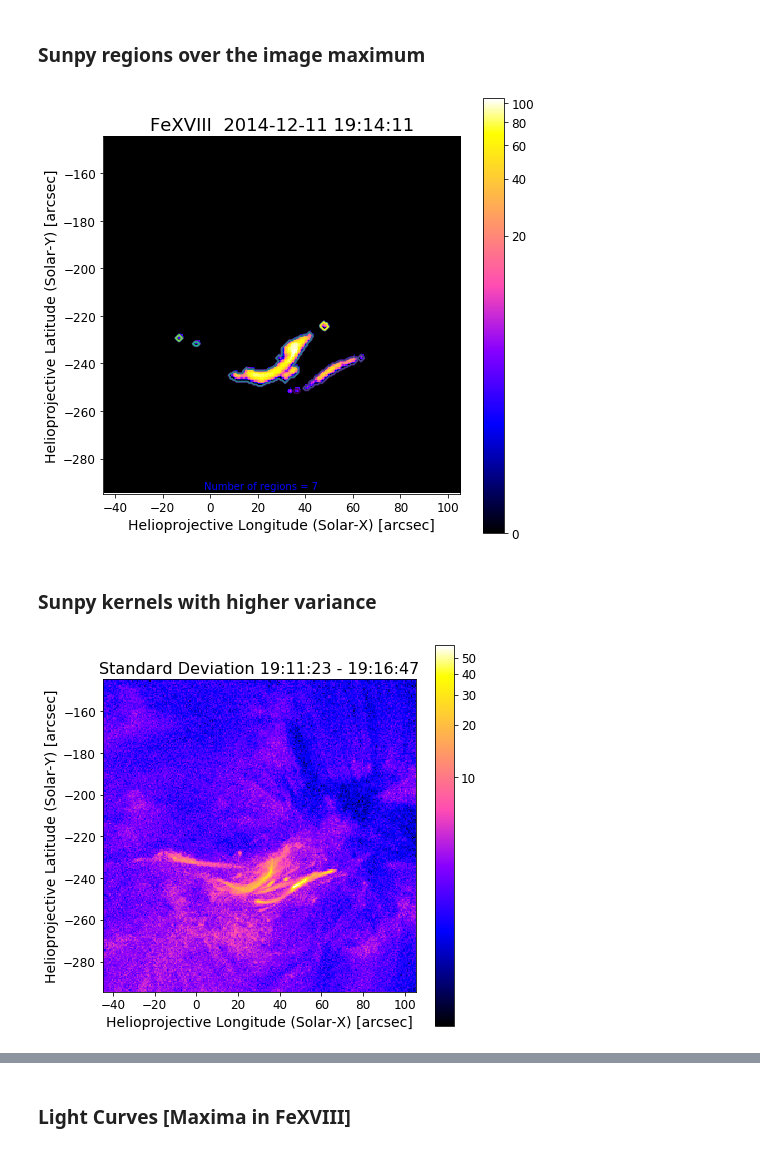
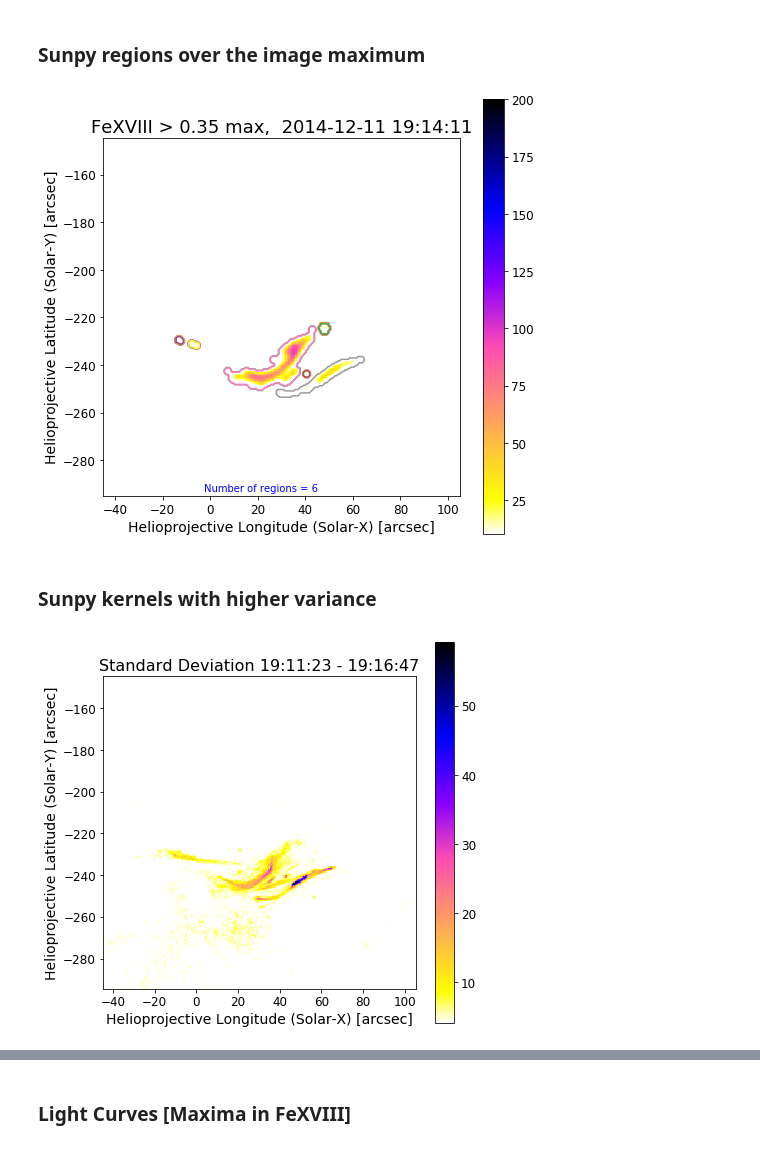
Before and after one commit to pymilo/Milo_FOXSI_Science, a Jupyter notebook: Notebooks/For_Athiray_StanDev.ipynb, the cells around one changed output, grey strips where cells are left out. Cells and saved outputs as stored; diff of their text form; code cells hidden in the pictures.

```diff
--- a/Notebooks/For_Athiray_StanDev.ipynb
+++ b/Notebooks/For_Athiray_StanDev.ipynb
@@ -214,7 +225,8 @@ import sunpy.map
 ta = 14
 plt.figure(figsize=(8,8))
 plt.subplot(1,1,1)
-maps[ta].plot(cmap='gnuplot2',vmin=20,vmax=140)
+maps[ta].plot(cmap='gnuplot2_r',vmin=10,vmax=200)
+maps[ta].plot_settings['norm'] = colors.Normalize()
 plt.title('FeXVIII '+maps[ta].name[-20:],fontsize=18);plt.colorbar()
 plt.show()
 # %% [output]
@@ -222,13 +234,14 @@ plt.show()
 # %% [markdown]
 ### Mask quicklook
 # %%
-MaskRatio = 0.4
+MaskRatio = 0.35
 data_max = maps[ta].max()
 mask = maps[ta].data > data_max * MaskRatio
 #maps[ta].mask = mask
 plt.figure(figsize=(8,8))
 plt.subplot(1,1,1)
-maps[ta].plot(cmap='gnuplot2',vmin=data_max * MaskRatio)
-plt.title('FeXVIII '+maps[ta].name[-20:],fontsize=18);plt.colorbar()
+maps[ta].plot_settings['norm'] = colors.Normalize()
+maps[ta].plot(cmap='gnuplot2_r',vmin=data_max * MaskRatio)
+plt.title('FeXVIII > '+str(MaskRatio)+' max, '+maps[ta].name[-20:],fontsize=18);plt.colorbar()
 plt.show()
 # %% [output]
@@ -236,6 +249,6 @@ plt.show()
 # %%
 plt.figure(figsize=(5,5))
-mask = maps[ta].data > data_max * MaskRatio
-plt.imshow(mask,origin='lower')
+mask = maps[ta].data < data_max * MaskRatio
+plt.imshow(mask,origin='lower',cmap='Greys')
 # %% [output]
 <matplotlib.image.AxesImage at 0x...>
@@ -250,26 +263,27 @@ plt.imshow(data2,origin='lower')
 # %% [markdown]
 ### Sunpy regions over the image maximum
 # %%
-data2 = ndimage.gaussian_filter(maps[ta].data * mask, 1)
+data2 = ndimage.gaussian_filter(maps[ta].data * ~mask, 1.5)
 aiamap2 = sunpy.map.Map(data2, maps[ta].meta)
 labels, n = ndimage.label(aiamap2.data)
 # %%
 fig, ax = plt.subplots(figsize=(8,8))
-aiamap2.plot(cmap='gnuplot2')
-plt.title('FeXVIII '+maps[ta].name[-20:],fontsize=18);plt.colorbar()
+aiamap2.plot_settings['norm'] = colors.Normalize()
+aiamap2.plot(cmap='gnuplot2_r',vmin=10,vmax=200)
+plt.title('FeXVIII > '+str(MaskRatio)+' max, '+maps[ta].name[-20:],fontsize=18);plt.colorbar()
 extent = (-45,105,-295,-145)
-plt.contour(labels,extent=extent)
+plt.contour(labels,extent=extent,cmap='Set1_r',vmin=0,vmax=8)
 plt.figtext(0.3, 0.2, 'Number of regions = {}'.format(n), color='blue')
 plt.show()
 # %% [output]
-[figure, old version]
+[figure, new version]
 # %% [markdown]
 ### Sunpy kernels with higher variance
 # %%
 fig, ax = plt.subplots(figsize=(7,7))
-stdmap.plot(cmap='gnuplot2')
+stdmap.plot(cmap='gnuplot2_r',vmin=0.07*stdmap.data.max())
 plt.title('Standard Deviation '+maps[0].name[-8:]+' - '+maps[-1].name[-8:],fontsize=16);plt.colorbar()
 plt.show()
 # %% [output]
-[figure, old version]
+[figure, new version]
 # %%
```
Also changed, not shown: parts of 30 cells of this notebook, 3 other files.
